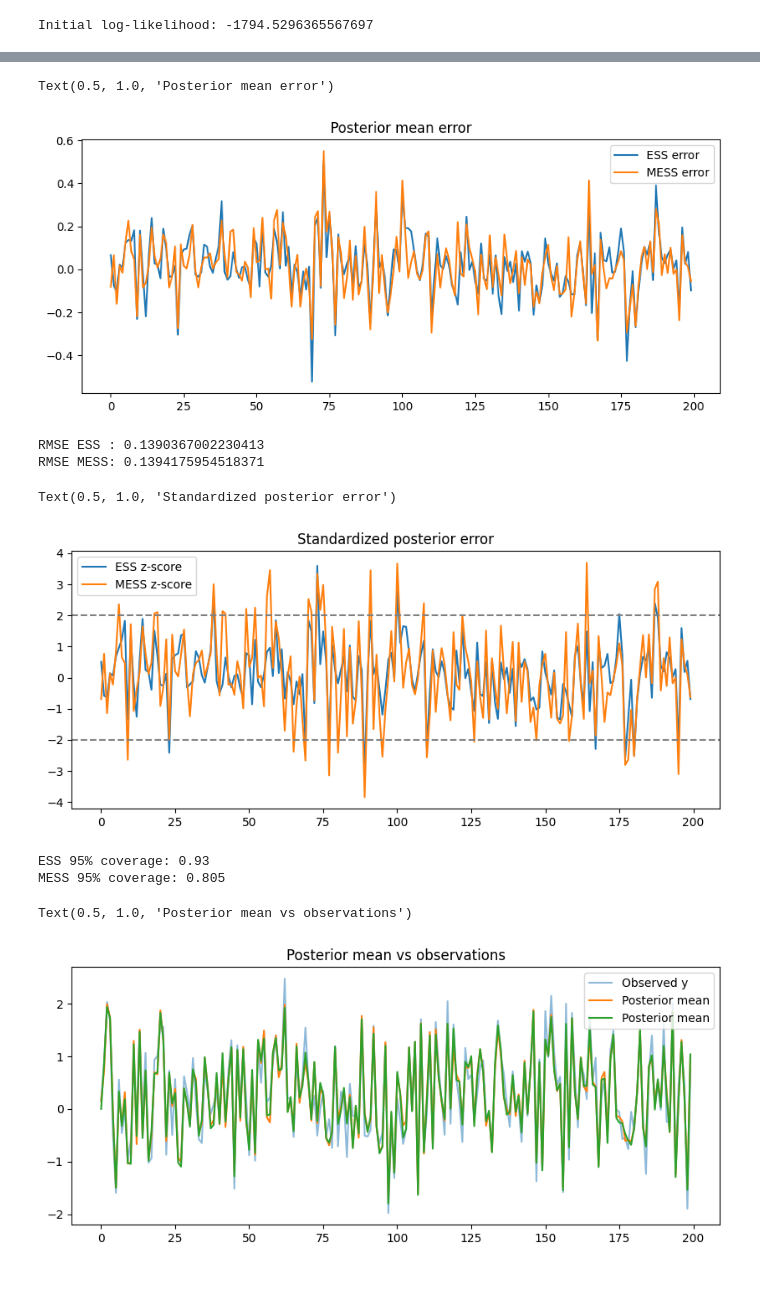
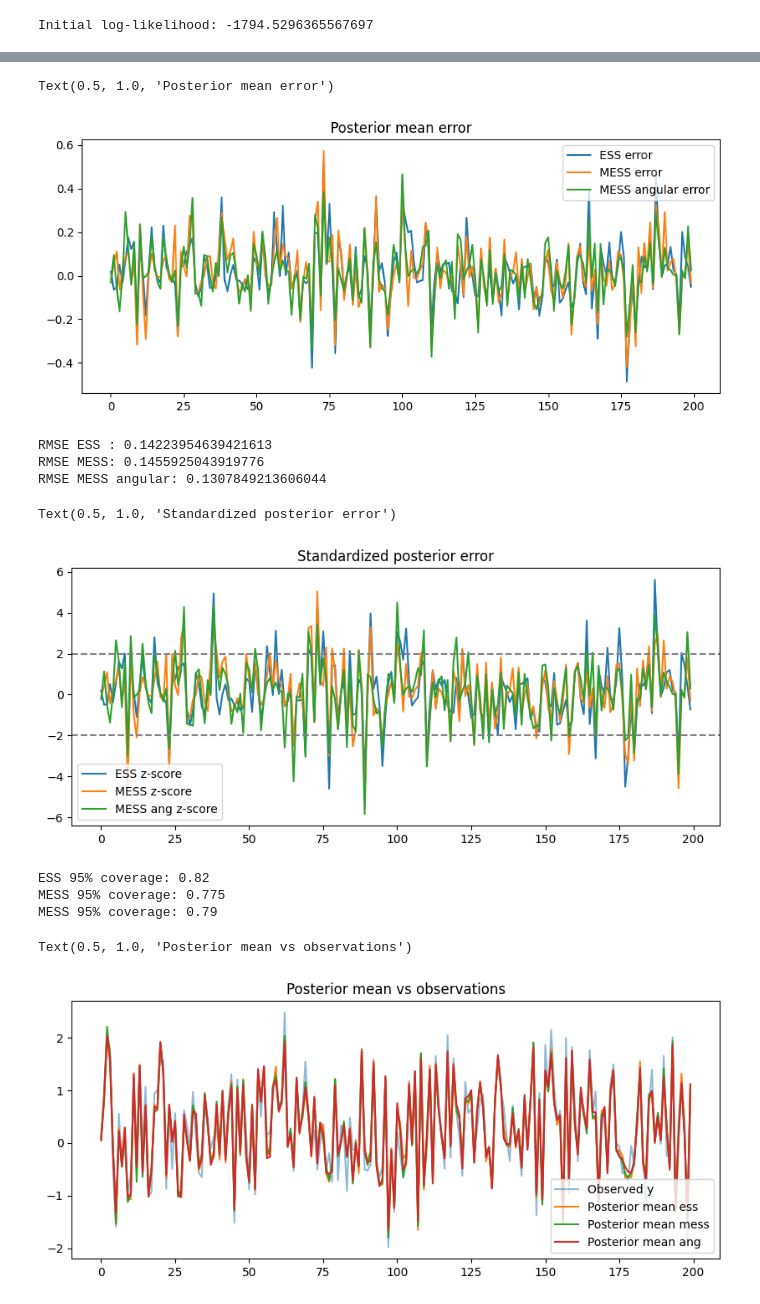
Before and after one commit to guillerminasenn/mess-internal, a Jupyter notebook: notebooks/01_gp_regression_sanity.ipynb, the cells around one changed output, grey strips where cells are left out. Drawn from its saved outputs; the diff is of its cells as text; code cells hidden in the pictures.

```diff
--- a/notebooks/01_gp_regression_sanity.ipynb
+++ b/notebooks/01_gp_regression_sanity.ipynb
@@ -30,7 +32,7 @@ noise_variance = 0.09
 
 # Sampler parameters
 n_iters = 2000
-burn_in = 0
+burn_in = 500
 
 seed = 0
 # %%
@@ -74,13 +82,17 @@ for t in range(n_iters):
 # %%
 rng_mess = np.random.default_rng(seed)
 
-M = 5
+M = 100
 chain_mess = np.zeros((n_iters, num_data))
 intervals_mess = np.zeros(n_iters, dtype=int)
 x = x0.copy()
 
 # Uniform transition matrix
+t0 = time.time()
 for t in range(n_iters):
     x, nr_intervals_mess, P1_mess = mess_step(x, problem, rng_mess, M=M)
     chain_mess[t] = x
     intervals_mess[t] = nr_intervals_mess
+t1 = time.time()
+mess_time = t1 - t0
+print(f"MESS sampling time: {mess_time:.2f} seconds")
@@ -87,15 +101,18 @@ for t in range(n_iters):
 # %%
 rng_mess = np.random.default_rng(seed)
 
-M = 5
 chain_mess_ang = np.zeros((n_iters, num_data))
 intervals_mess_ang = np.zeros(n_iters, dtype=int)
 x = x0.copy()
 
 # Transition matrix with LP, angular distance
+t0 = time.time()
 for t in range(n_iters):
     x, nr_intervals_mess, P1_mess = mess_step(x, problem, rng_mess, M=M,
                                               use_lp=True, distance_metric='angular',
-                                              lam=0.1)
+                                              lam=0.05)
     chain_mess_ang[t] = x
     intervals_mess_ang[t] = nr_intervals_mess
+t1 = time.time()
+mess_ang_time = t1 - t0
+print(f"MESS (angular) sampling time: {mess_ang_time:.2f} seconds")
@@ -198,39 +206,47 @@ Text(0, 0.5, 'f')
 # %%
 err_ess = mean_ess - f_true
 err_mess = mean_mess - f_true
+err_mess_ang = mean_mess_ang - f_true
 
 plt.figure(figsize=(10, 4))
 plt.plot(err_ess, label="ESS error")
 plt.plot(err_mess, label="MESS error")
+plt.plot(err_mess_ang, label="MESS angular error")
 plt.legend()
 plt.title("Posterior mean error")
 # %% [output]
 Text(0.5, 1.0, 'Posterior mean error')
-[figure, old version]
+[figure, new version]
 # %%
 rmse_ess = np.sqrt(np.mean(err_ess**2))
 rmse_mess = np.sqrt(np.mean(err_mess**2))
+rmse_mess_ang = np.sqrt(np.mean(err_mess_ang**2))
 
 print("RMSE ESS :", rmse_ess)
 print("RMSE MESS:", rmse_mess)
+print("RMSE MESS angular:", rmse_mess_ang)
 # %% [output]
-RMSE ESS : 0.1390367002230413
-RMSE MESS: 0.1394175954518371
+RMSE ESS : 0.14223954639421613
+RMSE MESS: 0.1455925043919776
+RMSE MESS angular: 0.1307849213606044
 # %%
 z_ess = (mean_ess - f_true) / std_ess
 z_mess = (mean_mess - f_true) / std_mess
+z_mess_ang = (mean_mess_ang - f_true) / std_mess_ang
 
 plt.figure(figsize=(10, 4))
 plt.plot(z_ess, label="ESS z-score")
 plt.plot(z_mess, label="MESS z-score")
+plt.plot(z_mess_ang, label="MESS ang z-score")
 plt.axhline(2, color="gray", linestyle="--")
 plt.axhline(-2, color="gray", linestyle="--")
 plt.legend()
 plt.title("Standardized posterior error")
 # %% [output]
 Text(0.5, 1.0, 'Standardized posterior error')
-[figure, old version]
+[figure, new version]
 # %%
+# ESS
 lower_ess = np.percentile(samples_ess, 2.5, axis=0)
 upper_ess = np.percentile(samples_ess, 97.5, axis=0)
 
@@ -240,23 +256,33 @@ coverage_ess = np.mean(
 
 print("ESS 95% coverage:", coverage_ess)
 
-# replicate for MESS
+# MESS
 lower_mess = np.percentile(samples_mess, 2.5, axis=0)
 upper_mess = np.percentile(samples_mess, 97.5, axis=0)
 coverage_mess = np.mean(
     (f_true >= lower_mess) & (f_true <= upper_mess)
 )
 print("MESS 95% coverage:", coverage_mess)
+
+# MESS angular
+lower_mess = np.percentile(samples_mess_ang, 2.5, axis=0)
+upper_mess = np.percentile(samples_mess_ang, 97.5, axis=0)
+coverage_mess_ang = np.mean(
+    (f_true >= lower_mess) & (f_true <= upper_mess)
+)
+print("MESS 95% coverage:", coverage_mess_ang)
 # %% [output]
-ESS 95% coverage: 0.93
-MESS 95% coverage: 0.805
+ESS 95% coverage: 0.82
+MESS 95% coverage: 0.775
+MESS 95% coverage: 0.79
 # %%
 plt.figure(figsize=(10, 4))
 plt.plot(y, label="Observed y", alpha=0.5)
-plt.plot(mean_ess, label="Posterior mean")
-plt.plot(mean_mess, label="Posterior mean")
+plt.plot(mean_ess, label="Posterior mean ess")
+plt.plot(mean_mess, label="Posterior mean mess")
+plt.plot(mean_mess_ang, label="Posterior mean ang")
 plt.legend()
 plt.title("Posterior mean vs observations")
 # %% [output]
 Text(0.5, 1.0, 'Posterior mean vs observations')
-[figure, old version]
+[figure, new version]
```
Also changed, not shown: parts of 15 cells of this notebook, 5 other files.
